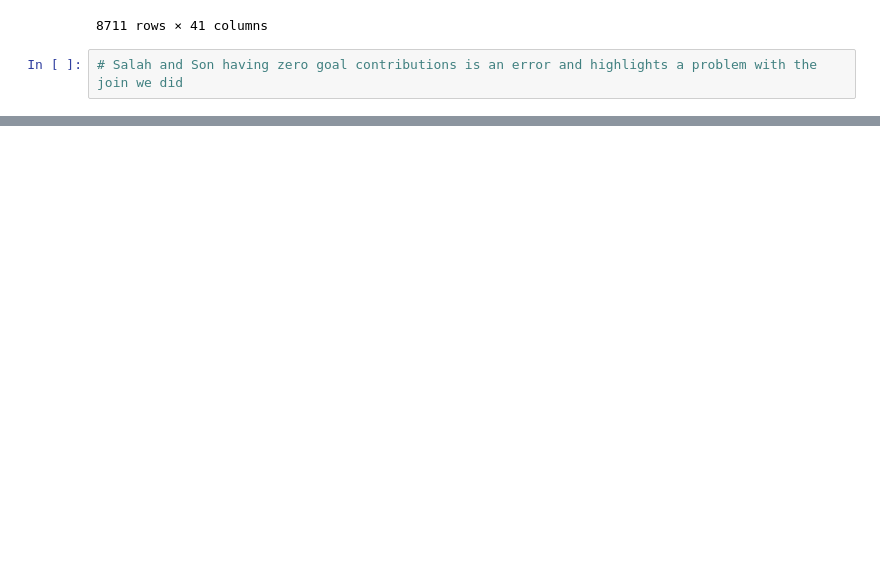
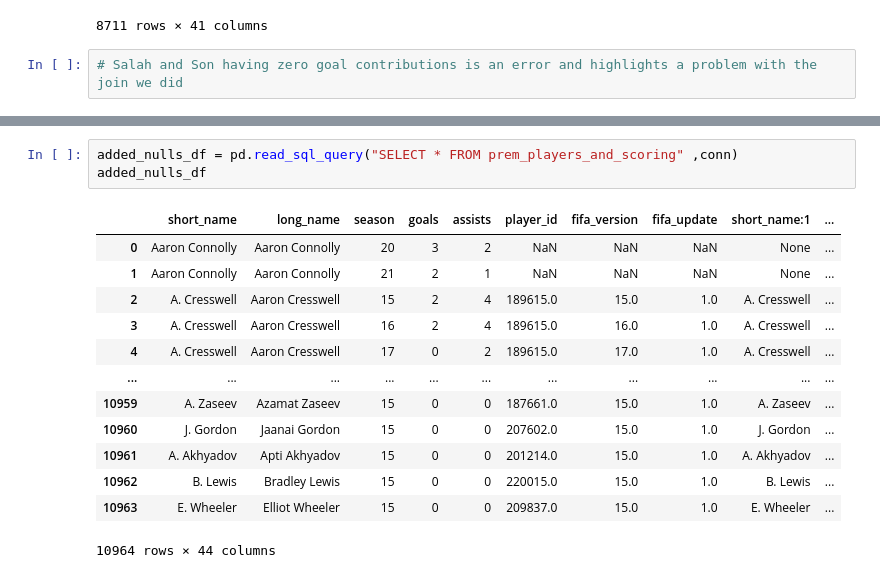
Before and after one commit to JonathonLeiding/fifa-score-analysis, a Jupyter notebook: jup_notebooks/exploratory_prem_analysis.ipynb, the cells around one changed output, grey strips where cells are left out. Saved outputs shown, nothing was run; the diff lists cells and outputs as text; blank space fills up the shorter version.

```diff
--- a/jup_notebooks/exploratory_prem_analysis.ipynb
+++ b/jup_notebooks/exploratory_prem_analysis.ipynb
@@ -60,0 +134,17 @@ df
+# %%
+added_nulls_df = pd.read_sql_query("SELECT * FROM prem_players_and_scoring" ,conn)
+added_nulls_df
+# %% [output]
+|  | short_name | long_name | season | goals | assists | player_id | fifa_version | fifa_update | short_name:1 | ... |
+| 0 | Aaron Connolly | Aaron Connolly | 20 | 3 | 2 | NaN | NaN | NaN | None | ... |
+| 1 | Aaron Connolly | Aaron Connolly | 21 | 2 | 1 | NaN | NaN | NaN | None | ... |
+| 2 | A. Cresswell | Aaron Cresswell | 15 | 2 | 4 | 189615.0 | 15.0 | 1.0 | A. Cresswell | ... |
+| 3 | A. Cresswell | Aaron Cresswell | 16 | 2 | 4 | 189615.0 | 16.0 | 1.0 | A. Cresswell | ... |
+| 4 | A. Cresswell | Aaron Cresswell | 17 | 0 | 2 | 189615.0 | 17.0 | 1.0 | A. Cresswell | ... |
+| ... | ... | ... | ... | ... | ... | ... | ... | ... | ... | ... |
+| 10959 | A. Zaseev | Azamat Zaseev | 15 | 0 | 0 | 187661.0 | 15.0 | 1.0 | A. Zaseev | ... |
+| 10960 | J. Gordon | Jaanai Gordon | 15 | 0 | 0 | 207602.0 | 15.0 | 1.0 | J. Gordon | ... |
+| 10961 | A. Akhyadov | Apti Akhyadov | 15 | 0 | 0 | 201214.0 | 15.0 | 1.0 | A. Akhyadov | ... |
+| 10962 | B. Lewis | Bradley Lewis | 15 | 0 | 0 | 220015.0 | 15.0 | 1.0 | B. Lewis | ... |
+| 10963 | E. Wheeler | Elliot Wheeler | 15 | 0 | 0 | 209837.0 | 15.0 | 1.0 | E. Wheeler | ... |
+10964 rows × 44 columns
```
Also changed, not shown: parts of 13 cells of this notebook, 3 other files.
